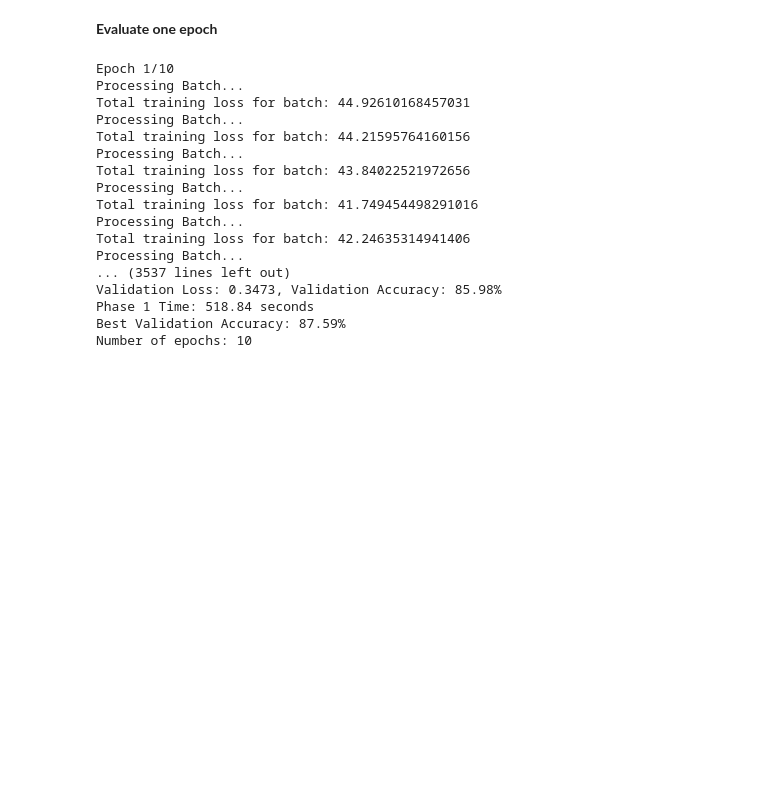
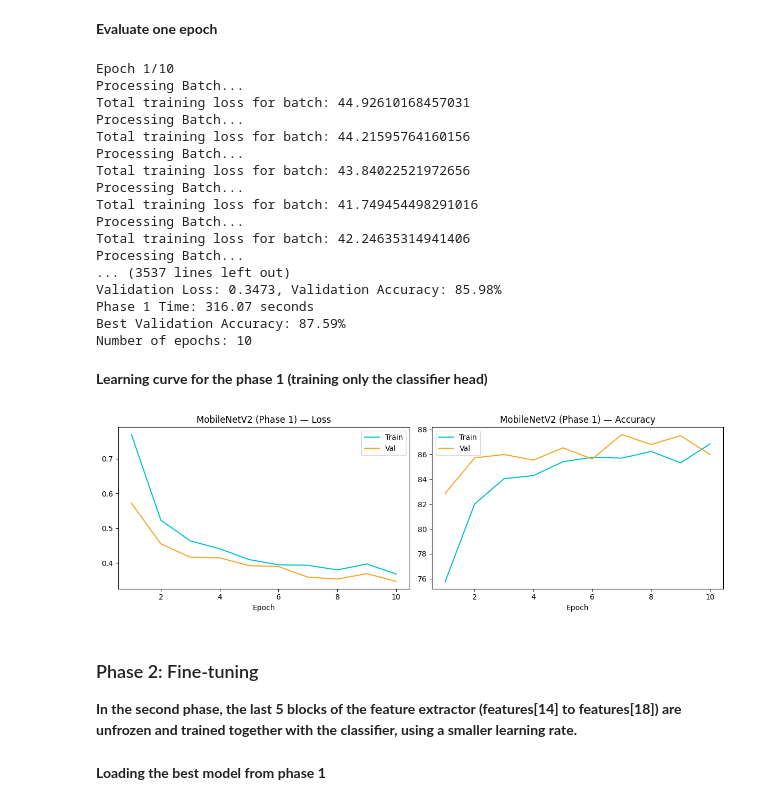
Before and after one commit to Dini-s/brain-tumour-mri-classification, a Jupyter notebook: notebooks/02_MobileNetV2.ipynb, the cells around one changed output. Drawn from its saved outputs; the diff is of its cells as text; code cells hidden in the pictures; blank space fills up the shorter version.

Commit message:
Both phases are compled. fine tuning and classifier training

```diff
--- a/notebooks/02_MobileNetV2.ipynb
+++ b/notebooks/02_MobileNetV2.ipynb
@@ -286,8 +286,10 @@ def train_model(model, training_loader, validation_loader, criterion, optimizer,
     print(f"Phase 1 Time: {phase1_seconds:.2f} seconds")
     print(f"Best Validation Accuracy: {best_validation_accuracy:.2f}%")
     print(f"Number of epochs: {epochs}")
+
+    return train_losses, validation_losses, train_accuracies, validation_accuracies, best_validation_accuracy, phase1_seconds
 # %%
-train_model(moved_model, training, validation, criterion, optimizer, DEVICE, EPOCHS_PHASE1, CHECKPOINT_DIR)
+train_losses, validation_losses, train_accuracies, validation_accuracies, best_validation_accuracy, phase1_seconds = train_model(moved_model, training, validation, criterion, optimizer, DEVICE, EPOCHS_PHASE1, CHECKPOINT_DIR)
 # %% [output]
 Epoch 1/10
 Processing Batch...
@@ -303,6 +305,18 @@ Total training loss for batch: 42.24635314941406
 Processing Batch...
 ... (3537 lines left out)
 Validation Loss: 0.3473, Validation Accuracy: 85.98%
-Phase 1 Time: 518.84 seconds
+Phase 1 Time: 316.07 seconds
 Best Validation Accuracy: 87.59%
 Number of epochs: 10
+# %% [markdown]
+<b>Learning curve for the phase 1 (training only the classifier head)</b>
+# %%
+plot_learning_curves(train_losses, validation_losses, train_accuracies, validation_accuracies, "MobileNetV2 (Phase 1)")
+# %% [output]
+[figure, added]
+# %% [markdown]
+# <h3>Phase 2: Fine-tuning</h3>
+
+<b>In the second phase, the last 5 blocks of the feature extractor (features[14] to features[18]) are unfrozen and trained together with the classifier, using a smaller learning rate.</b>
+# %% [markdown]
+<b>Loading the best model from phase 1</b>
```
Also changed, not shown: parts of 20 cells of this notebook.
